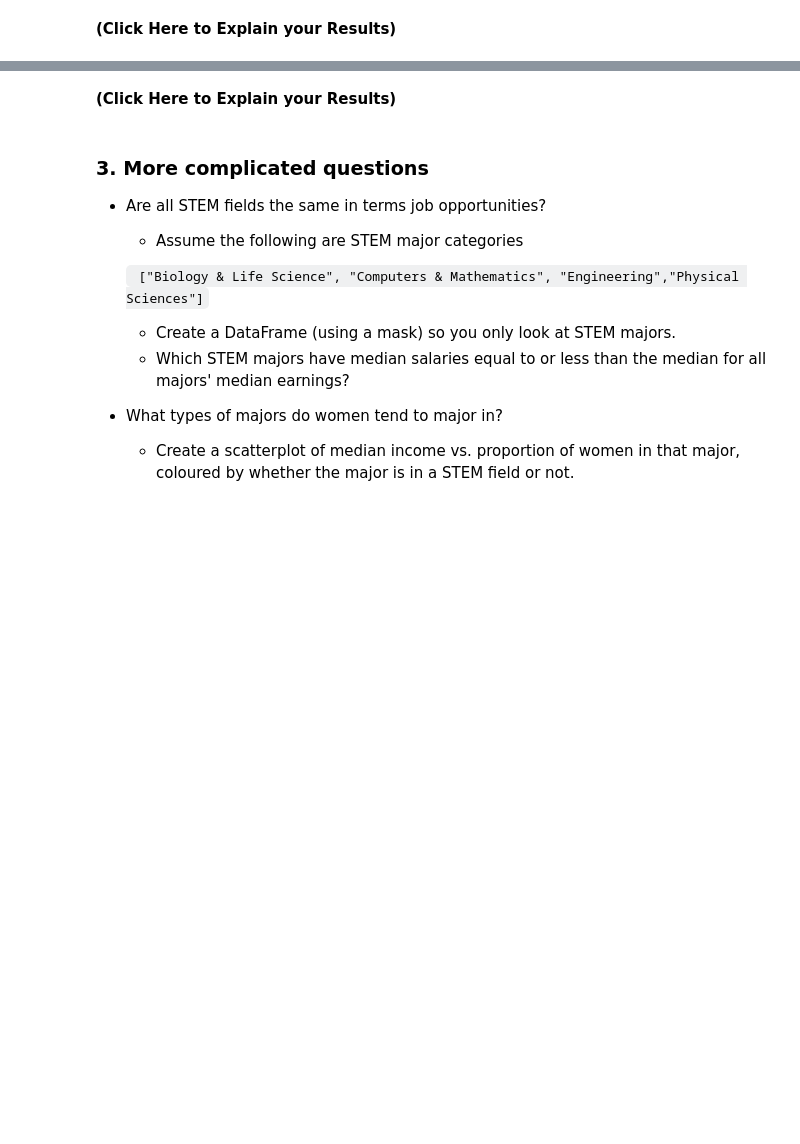
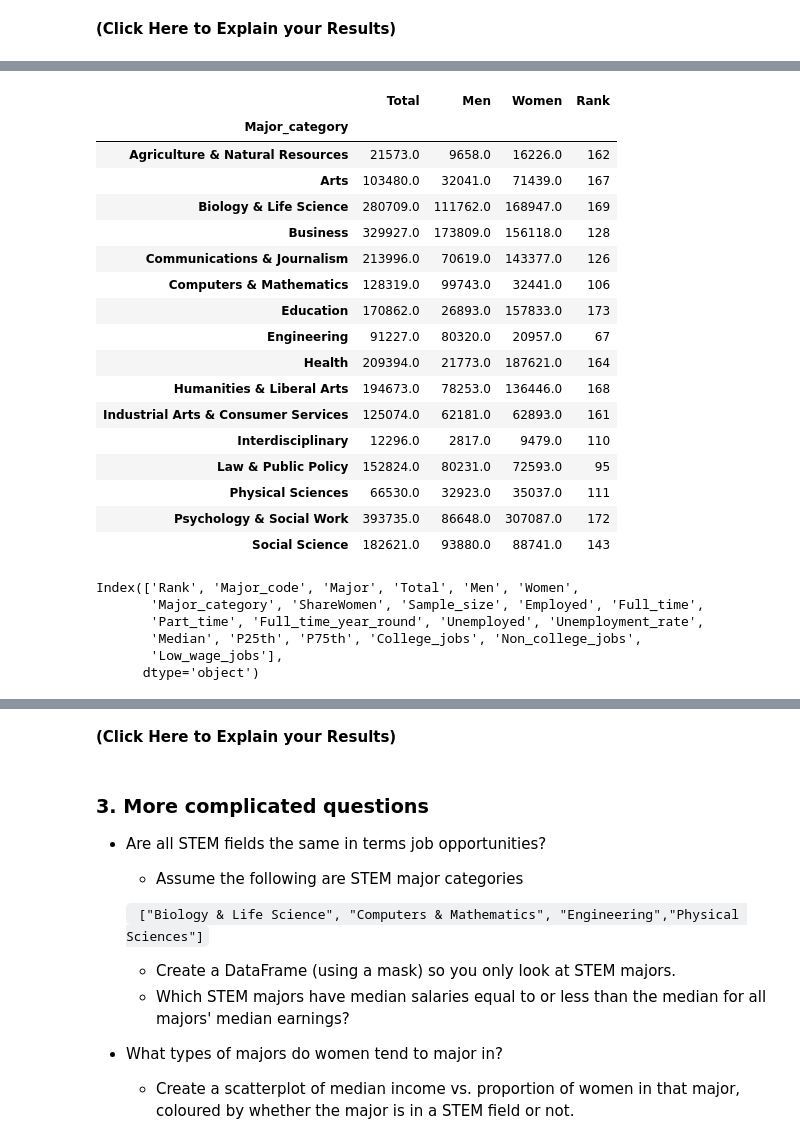
Before and after one commit to urielmartinez09/Day7, a Jupyter notebook: Day7-HW.ipynb, the cells around one changed output, grey strips where cells are left out. Cells and saved outputs as stored; diff of their text form; code cells hidden in the pictures; blank space fills up the shorter version.

```diff
--- a/Day7-HW.ipynb
+++ b/Day7-HW.ipynb
@@ -217,3 +318,35 @@ DF_raw
 # %%
-#
+#Which major has the highest percentage of women?
+#Show a data frame that answers this question,
+#but only show columns that are useful to the answer.
+someCols = ['Total', 'Men', 'Women','Rank','Major_category']
+DF_raw[someCols].groupby('Major_category').max()
+# %% [output]
+|  | Total | Men | Women | Rank |
+| Major_category |  |  |  |  |
+| Agriculture & Natural Resources | 21573.0 | 9658.0 | 16226.0 | 162 |
+| Arts | 103480.0 | 32041.0 | 71439.0 | 167 |
+| Biology & Life Science | 280709.0 | 111762.0 | 168947.0 | 169 |
+| Business | 329927.0 | 173809.0 | 156118.0 | 128 |
+| Communications & Journalism | 213996.0 | 70619.0 | 143377.0 | 126 |
+| Computers & Mathematics | 128319.0 | 99743.0 | 32441.0 | 106 |
+| Education | 170862.0 | 26893.0 | 157833.0 | 173 |
+| Engineering | 91227.0 | 80320.0 | 20957.0 | 67 |
+| Health | 209394.0 | 21773.0 | 187621.0 | 164 |
+| Humanities & Liberal Arts | 194673.0 | 78253.0 | 136446.0 | 168 |
+| Industrial Arts & Consumer Services | 125074.0 | 62181.0 | 62893.0 | 161 |
+| Interdisciplinary | 12296.0 | 2817.0 | 9479.0 | 110 |
+| Law & Public Policy | 152824.0 | 80231.0 | 72593.0 | 95 |
+| Physical Sciences | 66530.0 | 32923.0 | 35037.0 | 111 |
+| Psychology & Social Work | 393735.0 | 86648.0 | 307087.0 | 172 |
+| Social Science | 182621.0 | 93880.0 | 88741.0 | 143 |
+# %%
+DF_raw.columns
+# %% [output]
+Index(['Rank', 'Major_code', 'Major', 'Total', 'Men', 'Women',
+       'Major_category', 'ShareWomen', 'Sample_size', 'Employed', 'Full_time',
+       'Part_time', 'Full_time_year_round', 'Unemployed', 'Unemployment_rate',
+       'Median', 'P25th', 'P75th', 'College_jobs', 'Non_college_jobs',
+       'Low_wage_jobs'],
+      dtype='object')
 # %%
```
Also changed, not shown: parts of 21 cells of this notebook.
